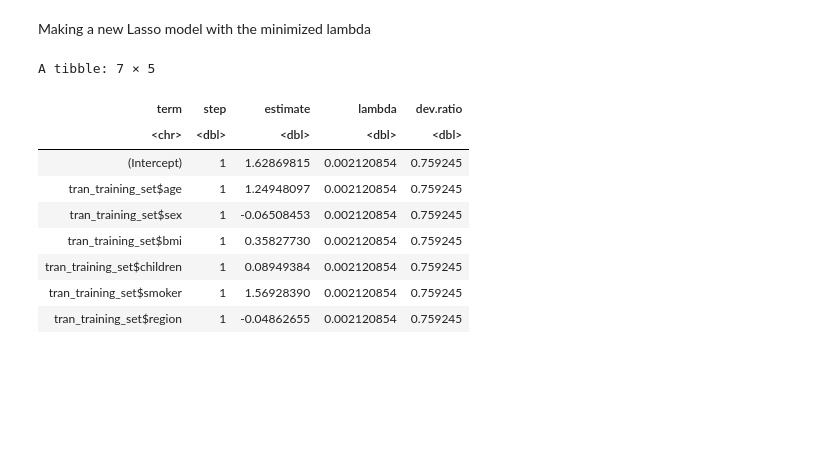
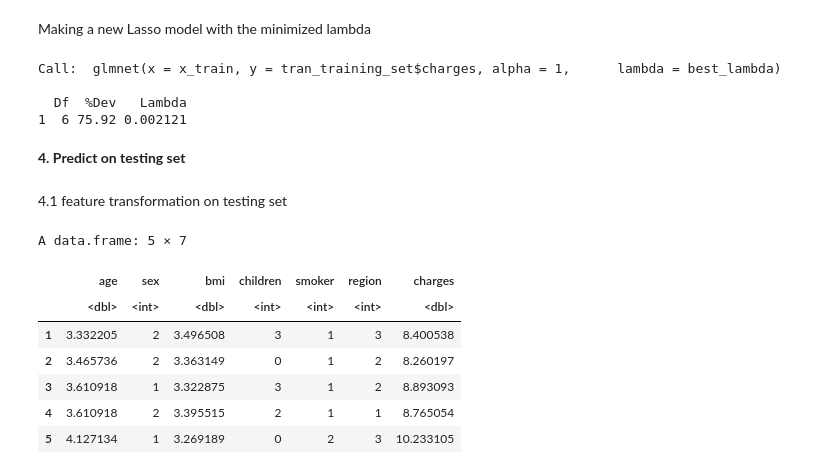
Before and after one commit to Zibo-S/STAT301_Gp_4, a Jupyter notebook: Final_Report_Draft.ipynb, the cells around one changed output. Cells and saved outputs as stored; diff of their text form; code cells hidden in the pictures; blank space fills up the shorter version.

```diff
--- a/Final_Report_Draft.ipynb
+++ b/Final_Report_Draft.ipynb
@@ -184,14 +195,8 @@ best_model <- glmnet(x=x_train,y =tran_training_set$charges,alpha=1, lambda=best
 # %%
 # tidy the model to a more readable formet
-best_model%>%tidy()
+best_model
 # %% [output]
-A tibble: 7 × 5
+Call:  glmnet(x = x_train, y = tran_training_set$charges, alpha = 1,      lambda = best_lambda)
+
+  Df  %Dev   Lambda
+1  6 75.92 0.002121
-| term | step | estimate | lambda | dev.ratio |
-| <chr> | <dbl> | <dbl> | <dbl> | <dbl> |
-| (Intercept) | 1 | 1.62869815 | 0.002120854 | 0.759245 |
-| tran_training_set$age | 1 | 1.24948097 | 0.002120854 | 0.759245 |
-| tran_training_set$sex | 1 | -0.06508453 | 0.002120854 | 0.759245 |
-| tran_training_set$bmi | 1 | 0.35827730 | 0.002120854 | 0.759245 |
-| tran_training_set$children | 1 | 0.08949384 | 0.002120854 | 0.759245 |
-| tran_training_set$smoker | 1 | 1.56928390 | 0.002120854 | 0.759245 |
-| tran_training_set$region | 1 | -0.04862655 | 0.002120854 | 0.759245 |
@@ -197,0 +205,39 @@ A tibble: 7 × 5
+# %% [markdown]
+**4. Predict on testing set**
+# %% [markdown]
+4.1 feature transformation on testing set
+# %%
+testing_set=testing_set[-8]
+
+tran_testing_set<- testing_set %>% mutate(age = log(age),
+                                            sex = factor(sex),
+                                            bmi = log(bmi),
+                                            smoker = factor(smoker),
+                                            region = factor(region),
+                                            charges = log(charges),
+                                           )
+# 0 for female and 1 for male
+levels(tran_testing_set$sex) <- c(0,1)
+
+# 1 for yes and 0 for no
+levels(tran_testing_set$smoker) <- c(0,1)
+
+# northeast = 0, northwest = 1,southeast = 2, southwest = 3,
+levels(tran_testing_set$region) <- c(0,1,2,3)
+
+
+tran_testing_set<- tran_testing_set %>% mutate(sex = as.integer(sex),
+                                            smoker = as.integer(smoker),
+                                            region = as.integer(region)
+                                           )
+
+tran_testing_set%>%head(5)
+# %% [output]
+A data.frame: 5 × 7
+|  | age | sex | bmi | children | smoker | region | charges |
+|  | <dbl> | <int> | <dbl> | <int> | <int> | <int> | <dbl> |
+| 1 | 3.332205 | 2 | 3.496508 | 3 | 1 | 3 | 8.400538 |
+| 2 | 3.465736 | 2 | 3.363149 | 0 | 1 | 2 | 8.260197 |
+| 3 | 3.610918 | 1 | 3.322875 | 3 | 1 | 2 | 8.893093 |
+| 4 | 3.610918 | 2 | 3.395515 | 2 | 1 | 1 | 8.765054 |
+| 5 | 4.127134 | 1 | 3.269189 | 0 | 2 | 3 | 10.233105 |
```
Also changed, not shown: parts of 12 cells of this notebook, 1 other file.
